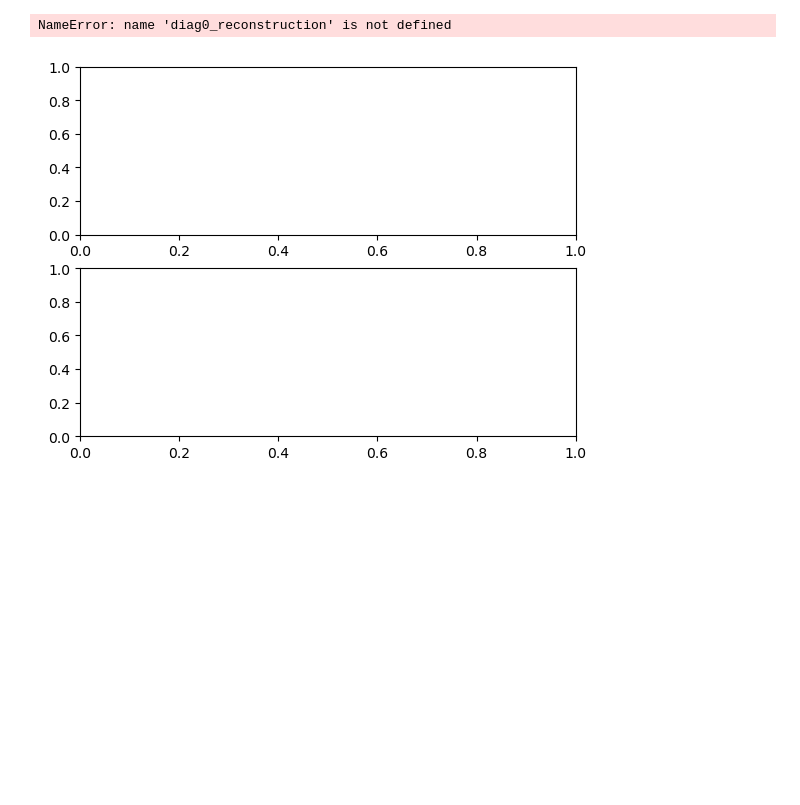
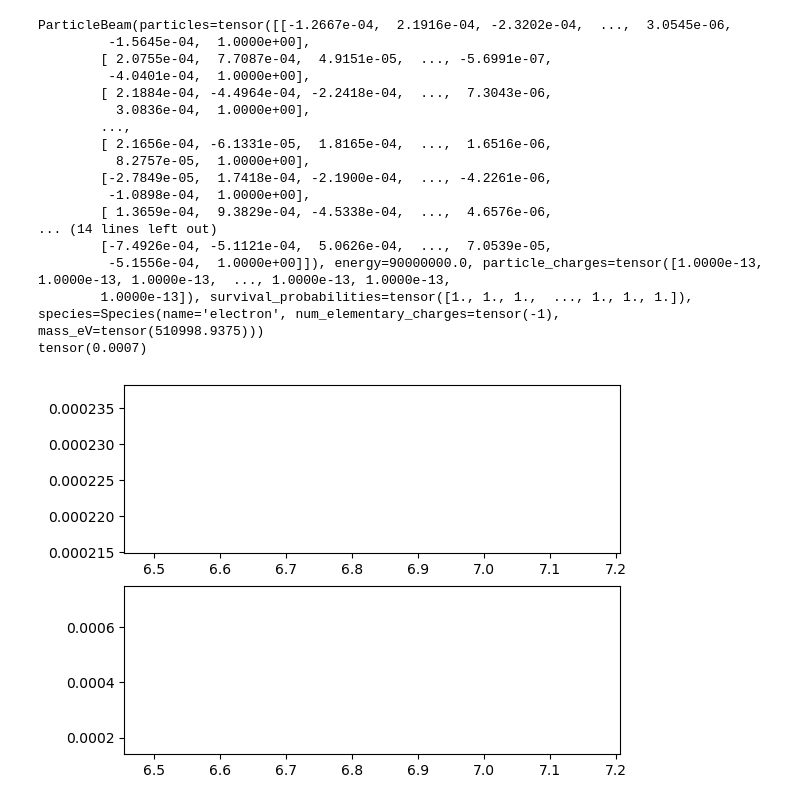
Before and after one commit to roussel-ryan/cheetah_diag0_sim, a Jupyter notebook: notebooks/run_diag0_tcav.ipynb, the cells around one changed output. Cells and saved outputs as stored; diff of their text form; code cells hidden in the pictures; blank space fills up the shorter version.

Commit message:
having trouble with tracking

```diff
--- a/notebooks/run_diag0_tcav.ipynb
+++ b/notebooks/run_diag0_tcav.ipynb
@@ -44,0 +37,22 @@ AttributeError: 'ParticleBeam' object has no attribute 'otrdg02'
+# %%
+import matplotlib.pyplot as plt
+#print(segment.otrdg02.is_active)
+
+init_beam = segment.otrdg02.reading
+#segment.qdg009.k1= torch.tensor(-17.0)
+#segment.qdg009.k1= torch.tensor(-11.539229393005371)
+segment.tcxdg0.phase= torch.tensor(45)
+#print(segment.tcxdg0.voltage)
+#segment.tcxdg0.voltage = torch.tensor(3.5e6)
+outoging_beam = segment.track(beam)
+otr2_data = segment.otrdg02.reading
+
+fig, axs = plt.subplots(1, 2, figsize=(10, 5))
+axs[0].imshow(init_beam)
+axs[1].imshow(otr2_data)
+plt.tight_layout()
+plt.show()
+
+
+#beam = segment.otrdg02.get_read_beam()
+#print(beam.sigma_x)
@@ -44,0 +61,6 @@ AttributeError: 'ParticleBeam' object has no attribute 'otrdg02'
+# %%
+print(segment.tcxdg0)
+segment.tcxdg0.phase= torch.tensor(45)
+segment.track(beam)
+otr2 = segment.otrdg02.reading
+plt.imshow(otr2)
@@ -45,9 +71,28 @@ AttributeError: 'ParticleBeam' object has no attribute 'otrdg02'
 # %%
 fig,ax = plt.subplots(2,1)
 
-for i, ele in enumerate([diag0_reconstruction.otrdg02, diag0_reconstruction.otrdg04]):
-    ax[i].plot(diag0_reconstruction.qdg006.k1, ele.get_read_beam().sigma_x)
-    ax[i].plot(diag0_reconstruction.qdg006.k1, ele.get_read_beam().sigma_y)
+for i, ele in enumerate([segment.otrdg02, segment.otrdg04]):
+    beam = ele.get_read_beam()
+    print(beam)
+    print(beam.sigma_x)
+    ax[i].plot(segment.qdg006.k1.detach().cpu().numpy(), beam.sigma_x.detach().cpu().numpy())
+    ax[i].plot(segment.qdg006.k1.detach().cpu().numpy(), beam.sigma_y.detach().cpu().numpy())
 # %% [output]
-NameError: name 'diag0_reconstruction' is not defined
+ParticleBeam(particles=tensor([[-1.2667e-04,  2.1916e-04, -2.3202e-04,  ...,  3.0545e-06,
+         -1.5645e-04,  1.0000e+00],
+        [ 2.0755e-04,  7.7087e-04,  4.9151e-05,  ..., -5.6991e-07,
+         -4.0401e-04,  1.0000e+00],
+        [ 2.1884e-04, -4.4964e-04, -2.2418e-04,  ...,  7.3043e-06,
+          3.0836e-04,  1.0000e+00],
+        ...,
+        [ 2.1656e-04, -6.1331e-05,  1.8165e-04,  ...,  1.6516e-06,
+          8.2757e-05,  1.0000e+00],
+        [-2.7849e-05,  1.7418e-04, -2.1900e-04,  ..., -4.2261e-06,
+         -1.0898e-04,  1.0000e+00],
+        [ 1.3659e-04,  9.3829e-04, -4.5338e-04,  ...,  4.6576e-06,
+... (14 lines left out)
+        [-7.4926e-04, -5.1121e-04,  5.0626e-04,  ...,  7.0539e-05,
+         -5.1556e-04,  1.0000e+00]]), energy=90000000.0, particle_charges=tensor([1.0000e-13, 1.0000e-13, 1.0000e-13,  ..., 1.0000e-13, 1.0000e-13,
+        1.0000e-13]), survival_probabilities=tensor([1., 1., 1.,  ..., 1., 1., 1.]), species=Species(name='electron', num_elementary_charges=tensor(-1), mass_eV=tensor(510998.9375)))
+tensor(0.0007)
-[figure, old version]
+[figure, new version]
```
Also changed, not shown: parts of 10 cells of this notebook, 4 other files.
